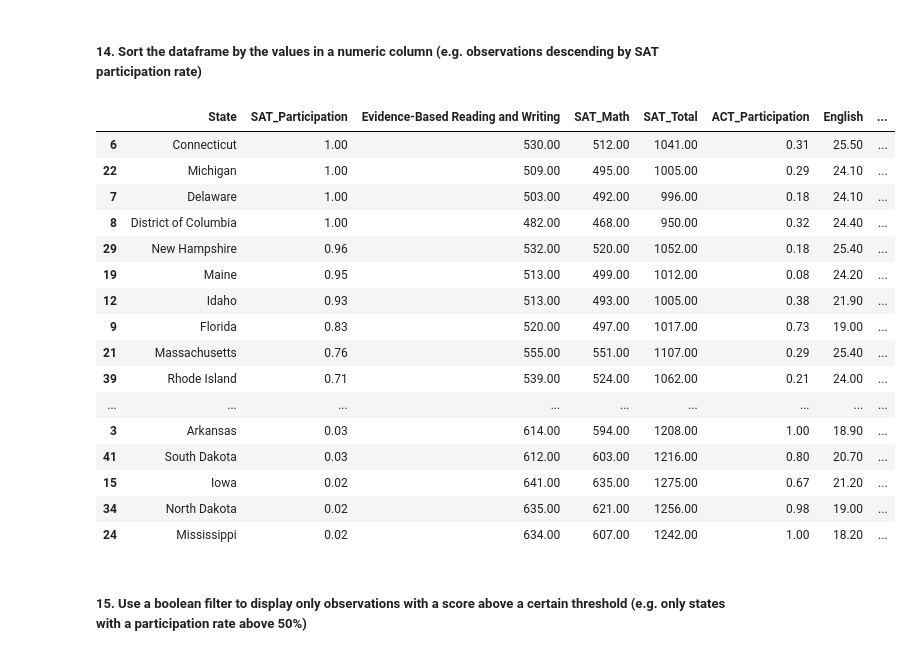
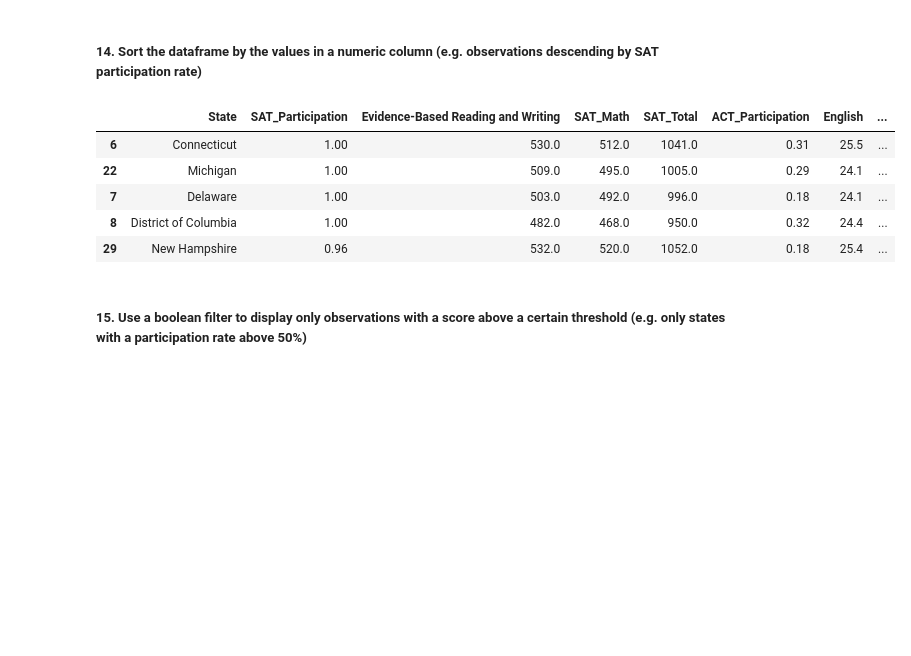
Before and after one commit to wsuh60/SAT_project, a Jupyter notebook: code/starter-code.ipynb, the cells around one changed output. Cells and saved outputs as stored; diff of their text form; code cells hidden in the pictures; blank space fills up the shorter version.

```diff
--- a/code/starter-code.ipynb
+++ b/code/starter-code.ipynb
@@ -265,27 +262,16 @@ std_combined_tests= std_combined_tests.rename({51:'Standard Dev.'})
 # %%
 descend_df = std_combined_tests.sort_values(['SAT_Participation', 'Evidence-Based Reading and Writing'], ascending = False)
 
-descend_df
+descend_df.head()
 
 # descend_df organized by SAT Participation rate. If there is a tie, it is based on EBRW column. Standard Dev. row included.
 # %% [output]
 |  | State | SAT_Participation | Evidence-Based Reading and Writing | SAT_Math | SAT_Total | ACT_Participation | English | ... |
-| 6 | Connecticut | 1.00 | 530.00 | 512.00 | 1041.00 | 0.31 | 25.50 | ... |
-| 22 | Michigan | 1.00 | 509.00 | 495.00 | 1005.00 | 0.29 | 24.10 | ... |
-| 7 | Delaware | 1.00 | 503.00 | 492.00 | 996.00 | 0.18 | 24.10 | ... |
-| 8 | District of Columbia | 1.00 | 482.00 | 468.00 | 950.00 | 0.32 | 24.40 | ... |
-| 29 | New Hampshire | 0.96 | 532.00 | 520.00 | 1052.00 | 0.18 | 25.40 | ... |
-| 19 | Maine | 0.95 | 513.00 | 499.00 | 1012.00 | 0.08 | 24.20 | ... |
-| 12 | Idaho | 0.93 | 513.00 | 493.00 | 1005.00 | 0.38 | 21.90 | ... |
-| 9 | Florida | 0.83 | 520.00 | 497.00 | 1017.00 | 0.73 | 19.00 | ... |
-| 21 | Massachusetts | 0.76 | 555.00 | 551.00 | 1107.00 | 0.29 | 25.40 | ... |
-| 39 | Rhode Island | 0.71 | 539.00 | 524.00 | 1062.00 | 0.21 | 24.00 | ... |
-| ... | ... | ... | ... | ... | ... | ... | ... | ... |
-| 3 | Arkansas | 0.03 | 614.00 | 594.00 | 1208.00 | 1.00 | 18.90 | ... |
-| 41 | South Dakota | 0.03 | 612.00 | 603.00 | 1216.00 | 0.80 | 20.70 | ... |
-| 15 | Iowa | 0.02 | 641.00 | 635.00 | 1275.00 | 0.67 | 21.20 | ... |
-| 34 | North Dakota | 0.02 | 635.00 | 621.00 | 1256.00 | 0.98 | 19.00 | ... |
-| 24 | Mississippi | 0.02 | 634.00 | 607.00 | 1242.00 | 1.00 | 18.20 | ... |
+| 6 | Connecticut | 1.00 | 530.0 | 512.0 | 1041.0 | 0.31 | 25.5 | ... |
+| 22 | Michigan | 1.00 | 509.0 | 495.0 | 1005.0 | 0.29 | 24.1 | ... |
+| 7 | Delaware | 1.00 | 503.0 | 492.0 | 996.0 | 0.18 | 24.1 | ... |
+| 8 | District of Columbia | 1.00 | 482.0 | 468.0 | 950.0 | 0.32 | 24.4 | ... |
+| 29 | New Hampshire | 0.96 | 532.0 | 520.0 | 1052.0 | 0.18 | 25.4 | ... |
 # %% [markdown]
 ##### 15. Use a boolean filter to display only observations with a score above a certain threshold (e.g. only states with a participation rate above 50%)
 # %%
```
Also changed, not shown: parts of 6 cells of this notebook.
